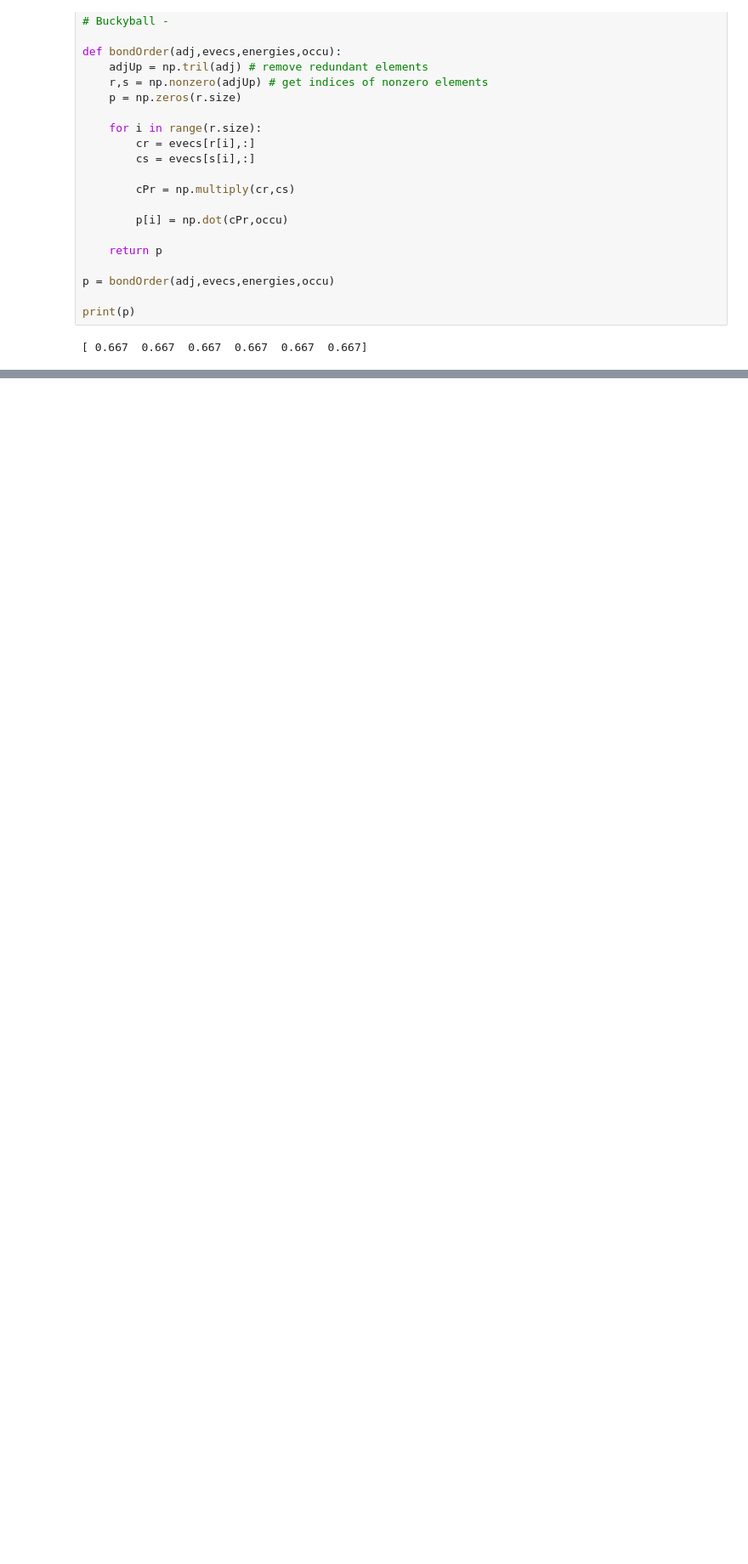
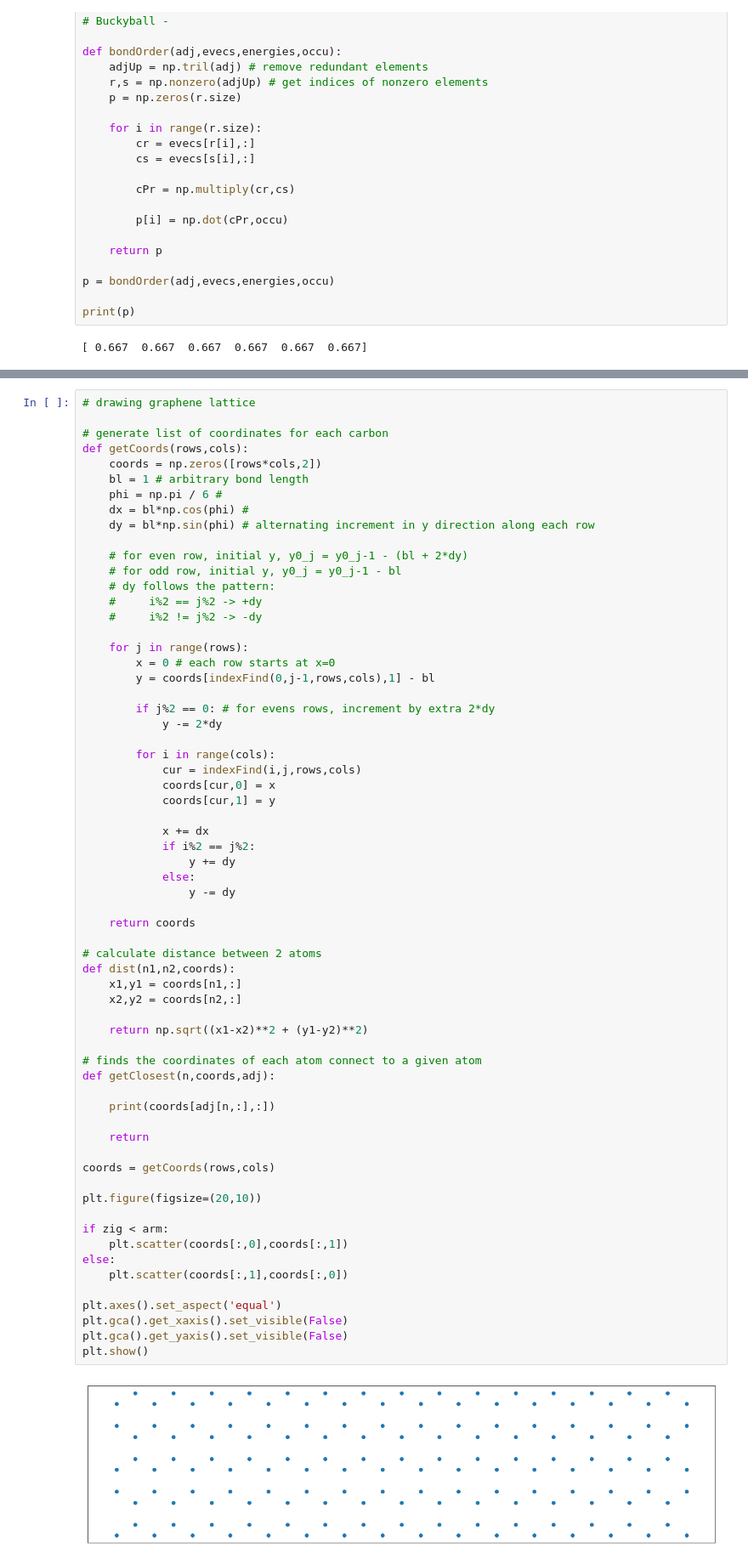
Before and after one commit to bzager/MO_Theory, a Jupyter notebook: MO_Theory.ipynb, the cells around one changed output, grey strips where cells are left out. Shown at 85% size. Drawn from its saved outputs; the diff is of its cells as text; blank space fills up the shorter version.

```diff
--- a/MO_Theory.ipynb
+++ b/MO_Theory.ipynb
@@ -306,0 +338,66 @@ energies,occu = energyLevel(evals,Ne)
+# %%
+# drawing graphene lattice
+
+# generate list of coordinates for each carbon
+def getCoords(rows,cols):
+    coords = np.zeros([rows*cols,2])
+    bl = 1 # arbitrary bond length
+    phi = np.pi / 6 #
+    dx = bl*np.cos(phi) #
+    dy = bl*np.sin(phi) # alternating increment in y direction along each row
+
+    # for even row, initial y, y0_j = y0_j-1 - (bl + 2*dy)
+    # for odd row, initial y, y0_j = y0_j-1 - bl
+    # dy follows the pattern:
+    #     i%2 == j%2 -> +dy
+    #     i%2 != j%2 -> -dy
+
+    for j in range(rows):
+        x = 0 # each row starts at x=0
+        y = coords[indexFind(0,j-1,rows,cols),1] - bl
+
+        if j%2 == 0: # for evens rows, increment by extra 2*dy
+            y -= 2*dy
+
+        for i in range(cols):
+            cur = indexFind(i,j,rows,cols)
+            coords[cur,0] = x
+            coords[cur,1] = y
+
+            x += dx
+            if i%2 == j%2:
+                y += dy
+            else:
+                y -= dy
+
+    return coords
+
+# calculate distance between 2 atoms
+def dist(n1,n2,coords):
+    x1,y1 = coords[n1,:]
+    x2,y2 = coords[n2,:]
+
+    return np.sqrt((x1-x2)**2 + (y1-y2)**2)
+
+# finds the coordinates of each atom connect to a given atom
+def getClosest(n,coords,adj):
+
+    print(coords[adj[n,:],:])
+
+    return
+
+coords = getCoords(rows,cols)
+
+plt.figure(figsize=(20,10))
+
+if zig < arm:
+    plt.scatter(coords[:,0],coords[:,1])
+else:
+    plt.scatter(coords[:,1],coords[:,0])
+
+plt.axes().set_aspect('equal')
+plt.gca().get_xaxis().set_visible(False)
+plt.gca().get_yaxis().set_visible(False)
+plt.show()
+# %% [output]
+[figure, added]
```
Also changed, not shown: parts of 8 cells of this notebook.
